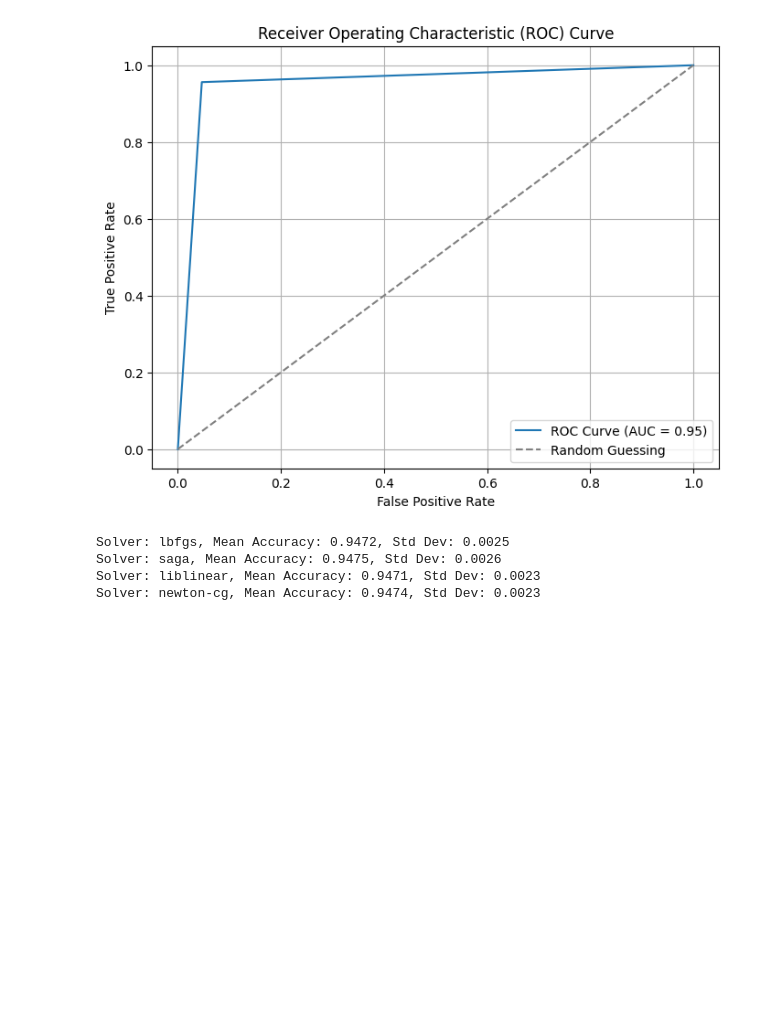
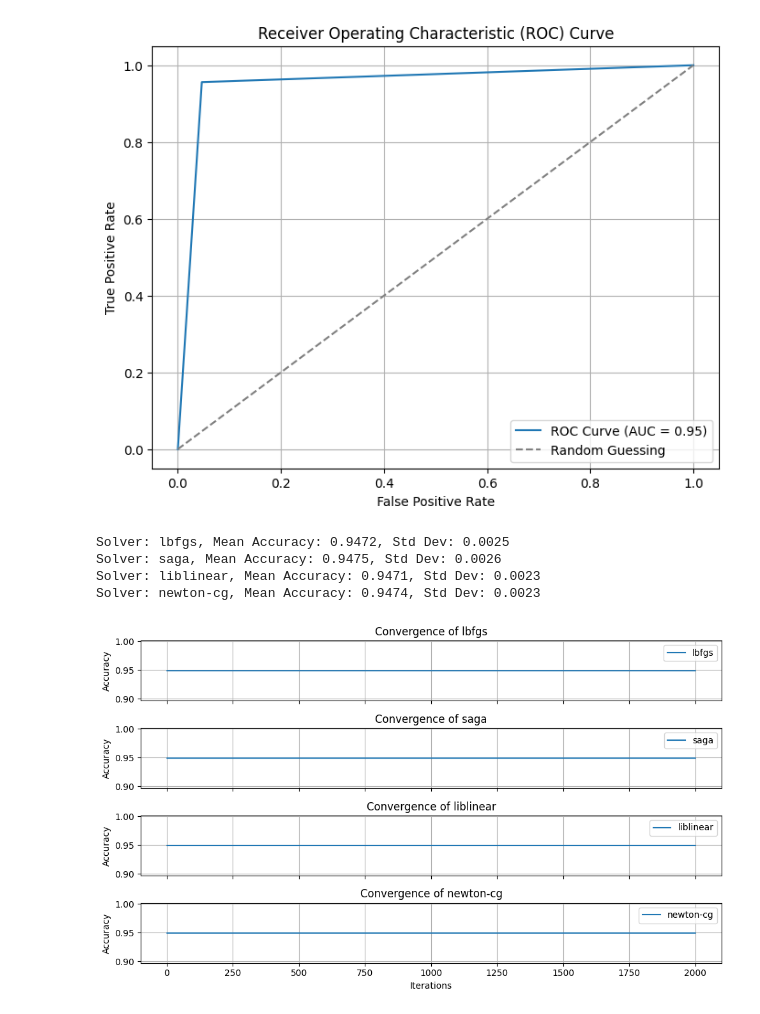
Before and after one commit to can-aslan/CS464-Project, a Jupyter notebook: LogisticRegression.ipynb, the cells around one changed output. Drawn from its saved outputs; the diff is of its cells as text; code cells hidden in the pictures; blank space fills up the shorter version.

```diff
--- a/LogisticRegression.ipynb
+++ b/LogisticRegression.ipynb
@@ -133,3 +133,42 @@ Solver: lbfgs, Mean Accuracy: 0.9472, Std Dev: 0.0025
 Solver: saga, Mean Accuracy: 0.9475, Std Dev: 0.0026
 Solver: liblinear, Mean Accuracy: 0.9471, Std Dev: 0.0023
 Solver: newton-cg, Mean Accuracy: 0.9474, Std Dev: 0.0023
+# %%
+# Define the number of iterations
+n_iterations = 2000
+
+# Define a list of solvers to compare
+solvers = ['lbfgs', 'saga', 'liblinear', 'newton-cg']
+
+# Create subplots
+fig, axes = plt.subplots(len(solvers), figsize=(10, 6), sharex=True)
+
+# Iterate over each solver
+for i, solver in enumerate(solvers):
+    # Create a pipeline with StandardScaler and logistic regression with the current solver
+    pipeline = make_pipeline(StandardScaler(), LogisticRegression(max_iter=n_iterations, solver=solver))
+
+    # Fit the model
+    pipeline.fit(x_train, y_train)
+
+    # Get accuracy scores at each iteration
+    accuracy_scores = np.zeros(n_iterations)
+    for j in range(n_iterations):
+        pipeline.named_steps['logisticregression'].max_iter = j + 1
+        accuracy_scores[j] = pipeline.score(x_train, y_train)
+
+    # Plot accuracy scores
+    axes[i].plot(range(1, n_iterations + 1), accuracy_scores, label=solver)
+    axes[i].set_ylabel('Accuracy')
+    axes[i].set_title(f'Convergence of {solver}')
+    axes[i].grid(True)
+    axes[i].legend()
+
+# Set common xlabel
+axes[-1].set_xlabel('Iterations')
+
+# Adjust layout
+plt.tight_layout()
+plt.show()
+# %% [output]
+[figure, added]
```
Also changed, not shown: 1 other file.
